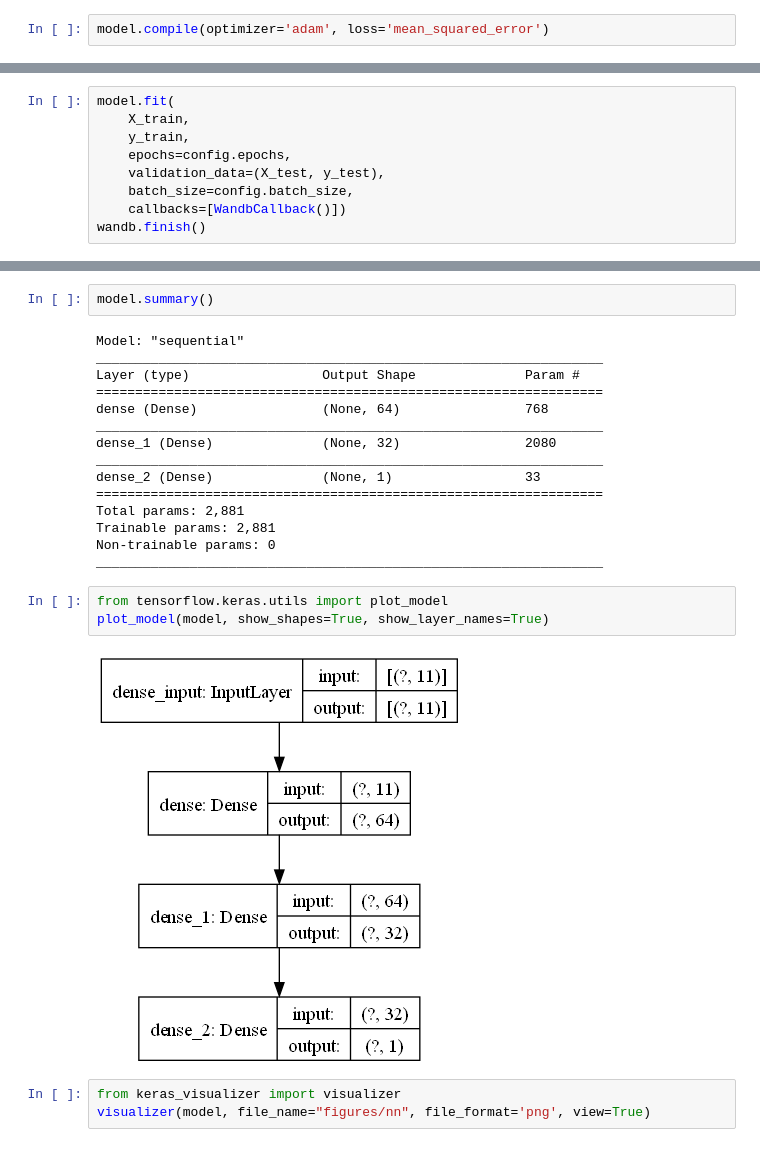
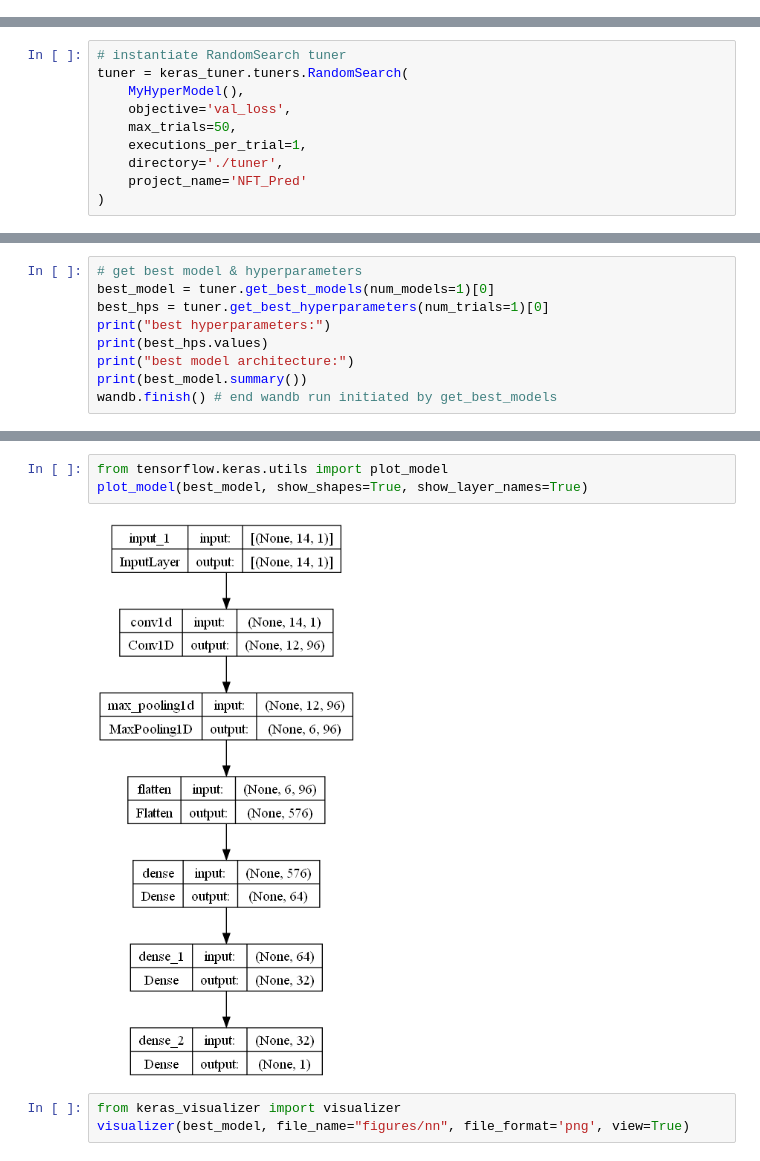
Before and after one commit to mingxuan-he/NFT-pred, a Jupyter notebook: model_dl.ipynb, the cells around one changed output, grey strips where cells are left out. Saved outputs shown, nothing was run; the diff lists cells and outputs as text.

```diff
--- a/model_dl.ipynb
+++ b/model_dl.ipynb
@@ -46,2 +43,0 @@ model.add(Dense(1))  # Output layer for prediction
-# %%
-model.compile(optimizer='adam', loss='mean_squared_error')
@@ -69,9 +116,0 @@ View run at https://wandb.ai/mingxuan-he/bayc/runs/f8t6zdiq
-# %%
-model.fit(
-    X_train,
-    y_train,
-    epochs=config.epochs,
-    validation_data=(X_test, y_test),
-    batch_size=config.batch_size,
-    callbacks=[WandbCallback()])
-wandb.finish()
@@ -99,0 +209,10 @@ Epoch 6/10
+# %%
+# instantiate RandomSearch tuner
+tuner = keras_tuner.tuners.RandomSearch(
+    MyHyperModel(),
+    objective='val_loss',
+    max_trials=50,
+    executions_per_trial=1,
+    directory='./tuner',
+    project_name='NFT_Pred'
+)
@@ -99,0 +286,9 @@ Epoch 6/10
+# %%
+# get best model & hyperparameters
+best_model = tuner.get_best_models(num_models=1)[0]
+best_hps = tuner.get_best_hyperparameters(num_trials=1)[0]
+print("best hyperparameters:")
+print(best_hps.values)
+print("best model architecture:")
+print(best_model.summary())
+wandb.finish() # end wandb run initiated by get_best_models
@@ -108,25 +320,8 @@ plt.show()
-# %%
-model.summary()
-# %% [output]
-Model: "sequential"
-_________________________________________________________________
-Layer (type)                 Output Shape              Param #
-=================================================================
-dense (Dense)                (None, 64)                768
-_________________________________________________________________
-dense_1 (Dense)              (None, 32)                2080
-_________________________________________________________________
-dense_2 (Dense)              (None, 1)                 33
-=================================================================
-Total params: 2,881
-Trainable params: 2,881
-Non-trainable params: 0
-_________________________________________________________________
 # %%
 from tensorflow.keras.utils import plot_model
-plot_model(model, show_shapes=True, show_layer_names=True)
+plot_model(best_model, show_shapes=True, show_layer_names=True)
 # %% [output]
-[figure, old version]
+[figure, new version]
 # %%
 from keras_visualizer import visualizer
-visualizer(model, file_name="figures/nn", file_format='png', view=True)
+visualizer(best_model, file_name="figures/nn", file_format='png', view=True)
```
Also changed, not shown: parts of 25 cells of this notebook, 1 other file.
